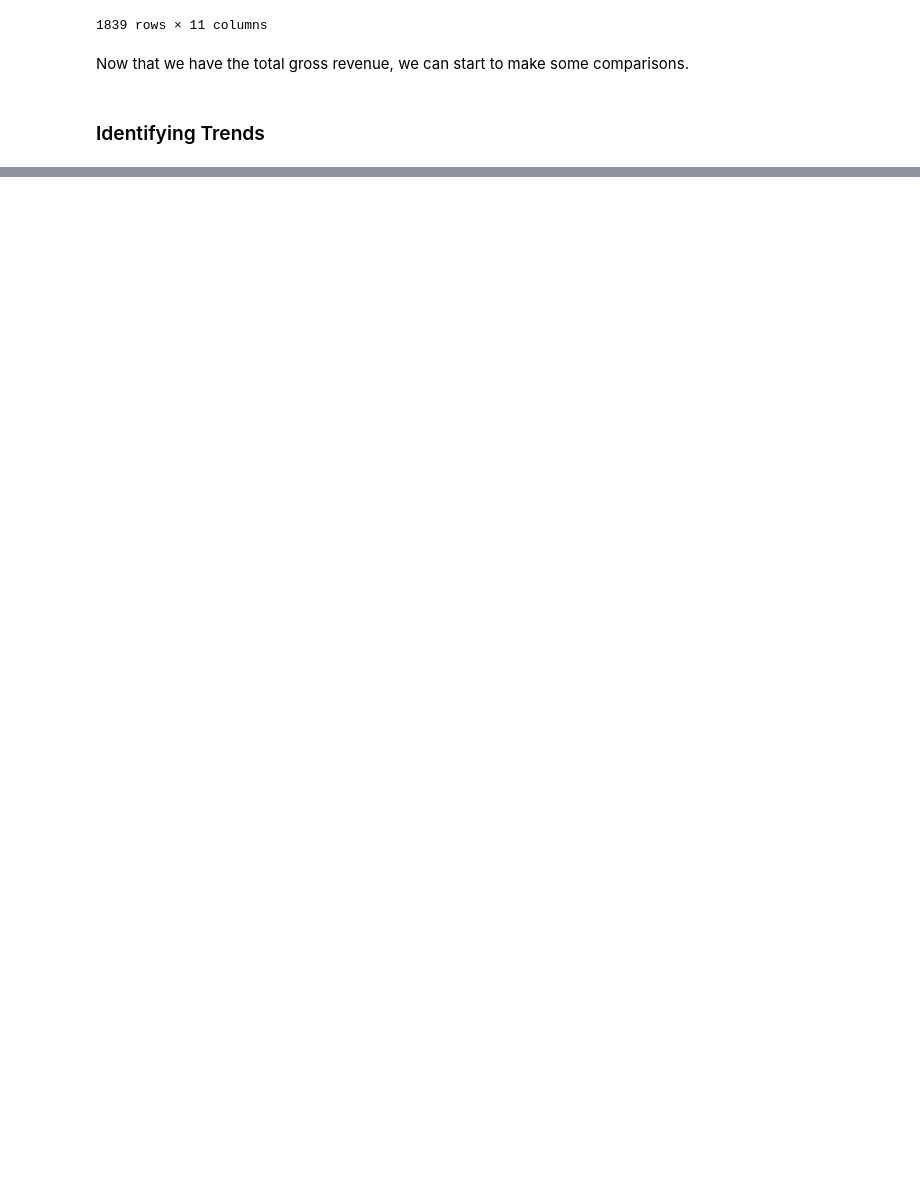
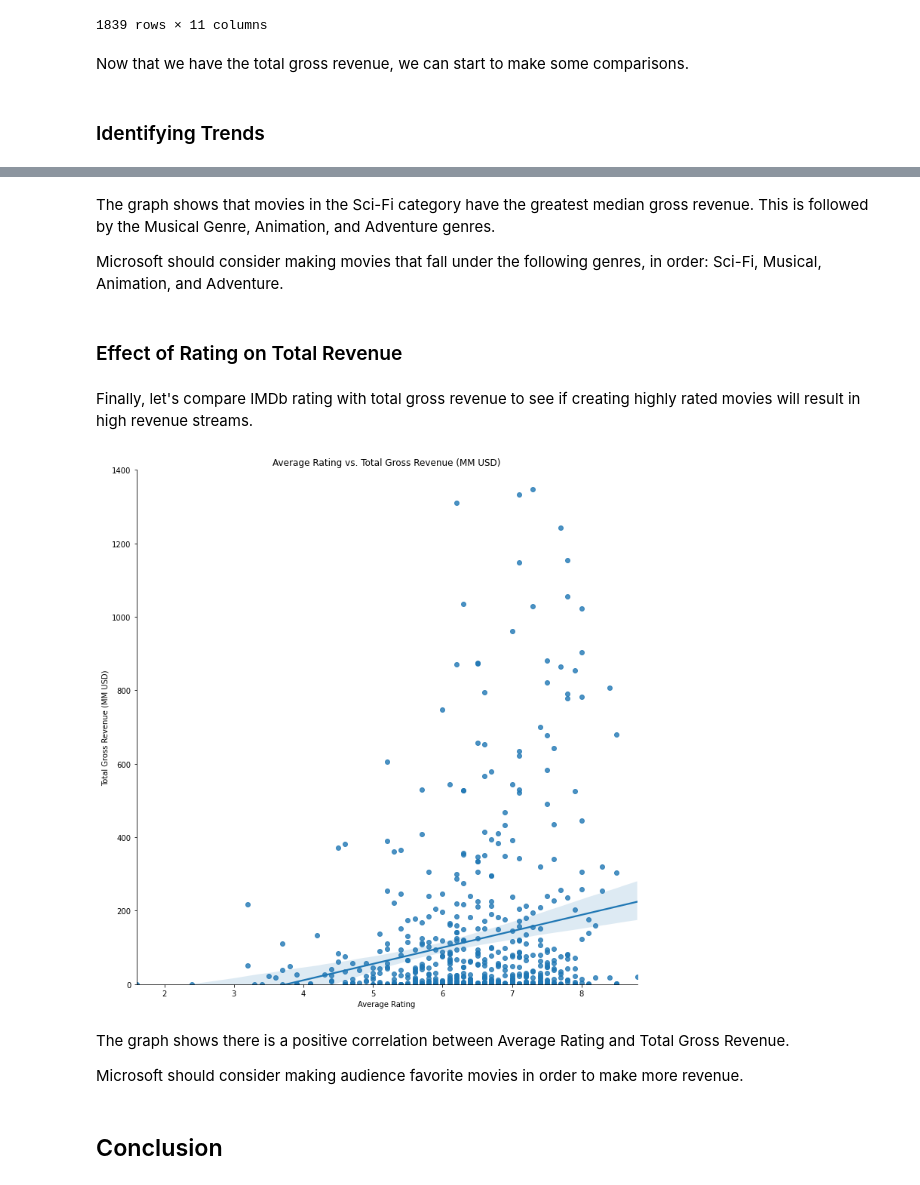
Before and after one commit to drkfitz13/dsc-phase-1-project, a Jupyter notebook: student.ipynb, the cells around one changed output, grey strips where cells are left out. Drawn from its saved outputs; the diff is of its cells as text; code cells hidden in the pictures; blank space fills up the shorter version.

```diff
--- a/student.ipynb
+++ b/student.ipynb
@@ -735,0 +793,3 @@ See the caveats in the documentation: https://pandas.pydata.org/pandas-docs/stab
+# %%
+df_combined['genres'] = df_combined['genres'].str.split(pat=',')
+df_combined
@@ -856,0 +937,23 @@ df_combined.plot('averagerating','total_gross', kind='scatter');
+# %% [markdown]
+The graph shows that movies in the Sci-Fi category have the greatest median gross revenue. This is followed by the Musical Genre, Animation, and Adventure genres.
+
+Microsoft should consider making movies that fall under the following genres, in order: Sci-Fi, Musical, Animation, and Adventure.
+# %% [markdown]
+### Effect of Rating on Total Revenue
+# %% [markdown]
+Finally, let's compare IMDb rating with total gross revenue to see if creating highly rated movies will result in high revenue streams.
+# %%
+ax = sns.lmplot(data=df_combined, x='averagerating',y='total_gross_MM',
+                height = 10, palette='dark')
+ax.set(ylim=(0,1400))
+ax.set(xlabel = 'Average Rating', ylabel = 'Total Gross Revenue (MM USD)',
+      title = 'Average Rating vs. Total Gross Revenue (MM USD)');
+# %% [output]
+[figure, added]
+# %% [markdown]
+The graph shows there is a positive correlation between Average Rating and Total Gross Revenue.
+
+
+Microsoft should consider making audience favorite movies in order to make more revenue.
+# %% [markdown]
+## Conclusion
```
Also changed, not shown: parts of 70 cells of this notebook.
